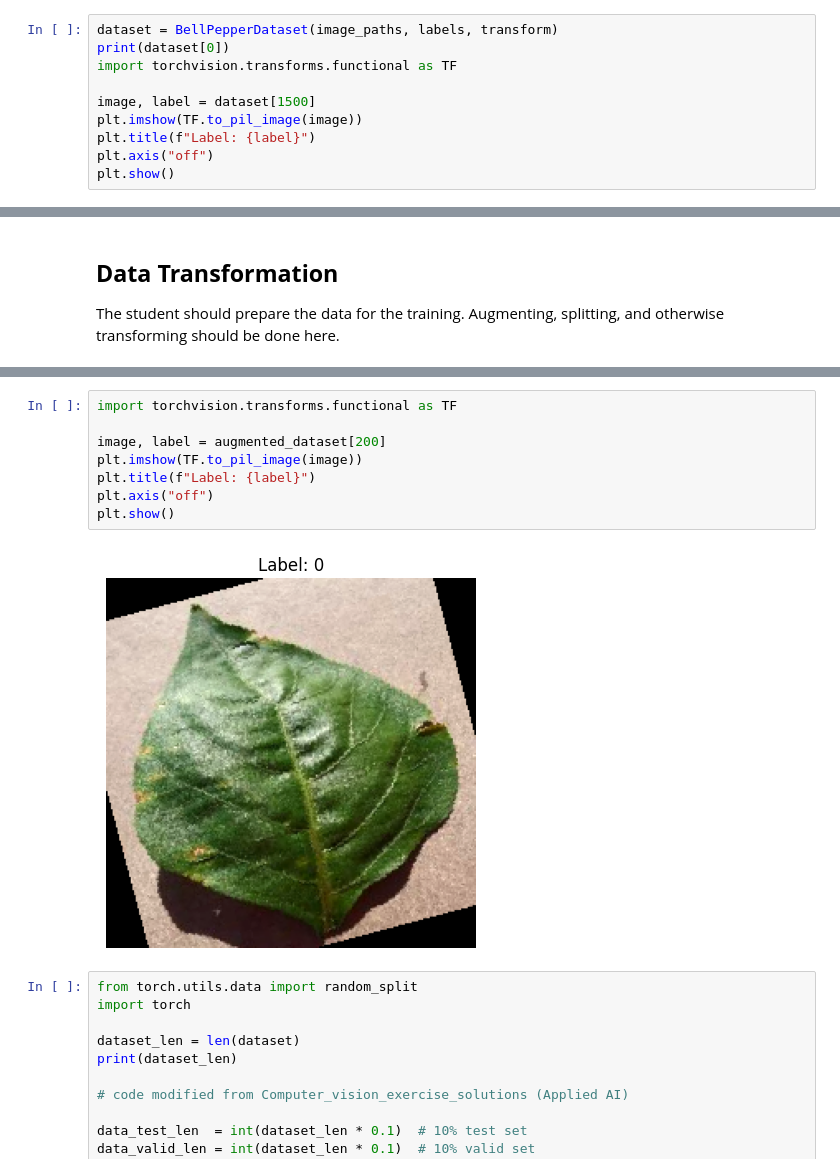
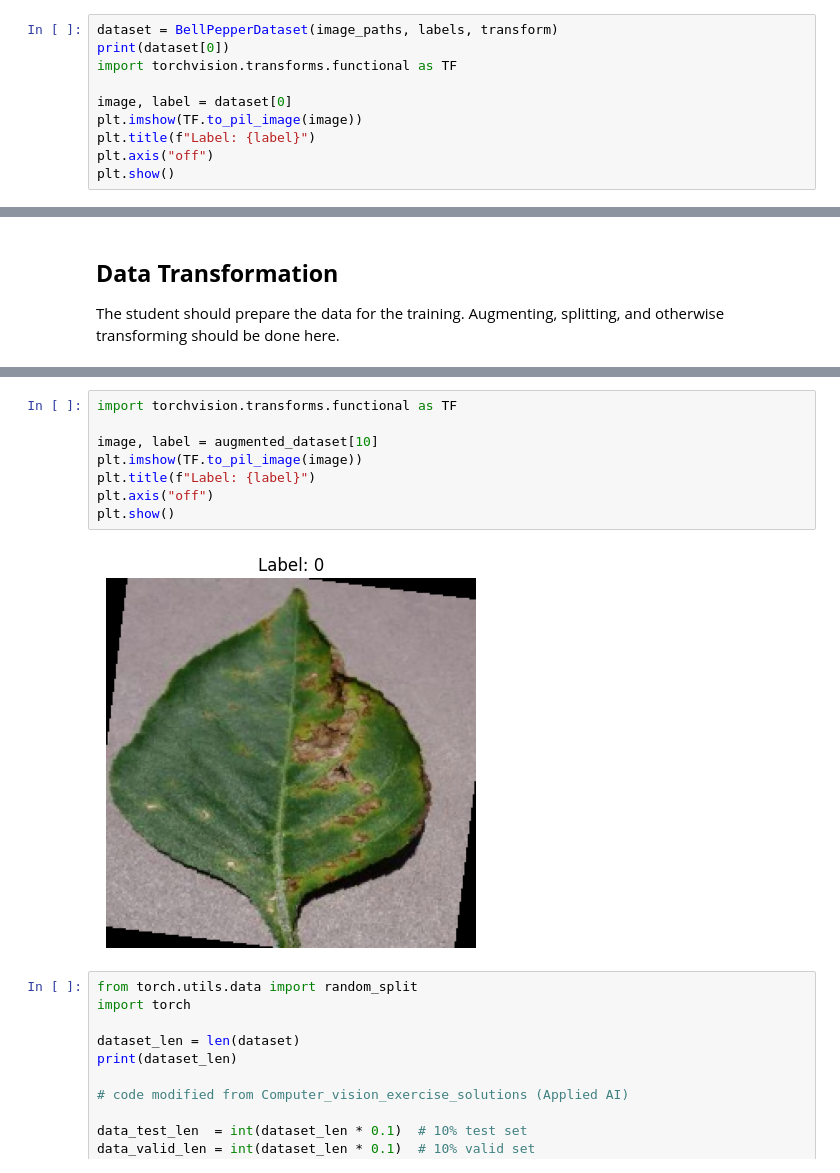
Before and after one commit to reascr/MSC-in-IT-and-Cognition, a Jupyter notebook: AppliedAI/Second_assignment_dataset_3.ipynb, the cells around one changed output, grey strips where cells are left out. Saved outputs shown, nothing was run; the diff lists cells and outputs as text.

```diff
--- a/AppliedAI/Second_assignment_dataset_3.ipynb
+++ b/AppliedAI/Second_assignment_dataset_3.ipynb
@@ -151,7 +151,7 @@ dataset = BellPepperDataset(image_paths, labels, transform)
 print(dataset[0])
 import torchvision.transforms.functional as TF
 
-image, label = dataset[1500]
+image, label = dataset[0]
 plt.imshow(TF.to_pil_image(image))
 plt.title(f"Label: {label}")
 plt.axis("off")
@@ -239,13 +239,13 @@ print(len(combined_dataset)) # CHECK OUT IMAGES TRANSFORMED!!!!!
 # %%
 import torchvision.transforms.functional as TF
 
-image, label = augmented_dataset[200]
+image, label = augmented_dataset[10]
 plt.imshow(TF.to_pil_image(image))
 plt.title(f"Label: {label}")
 plt.axis("off")
 plt.show()
 # %% [output]
-[figure, old version]
+[figure, new version]
 # %%
 from torch.utils.data import random_split
 import torch
```
Also changed, not shown: parts of 14 cells of this notebook.
